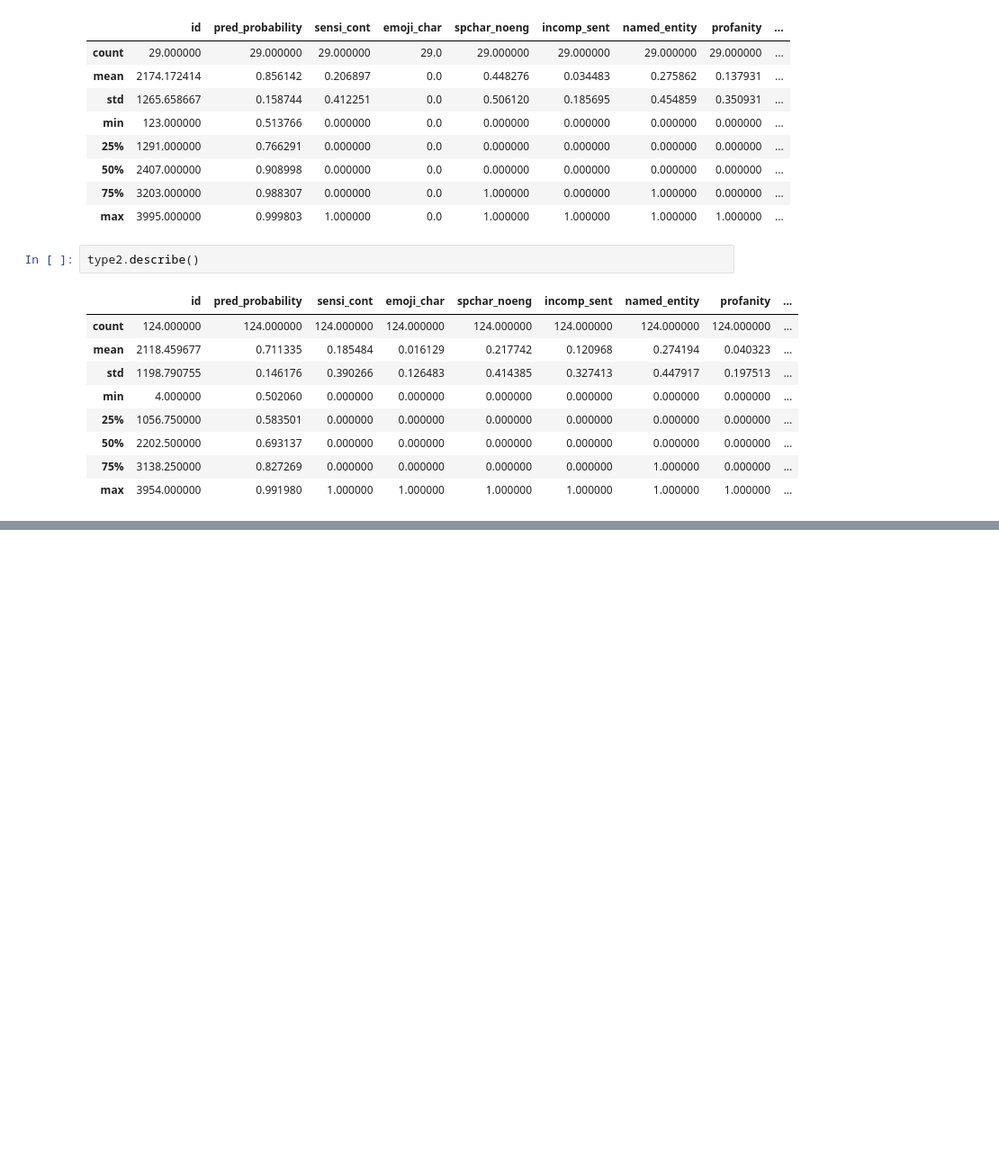
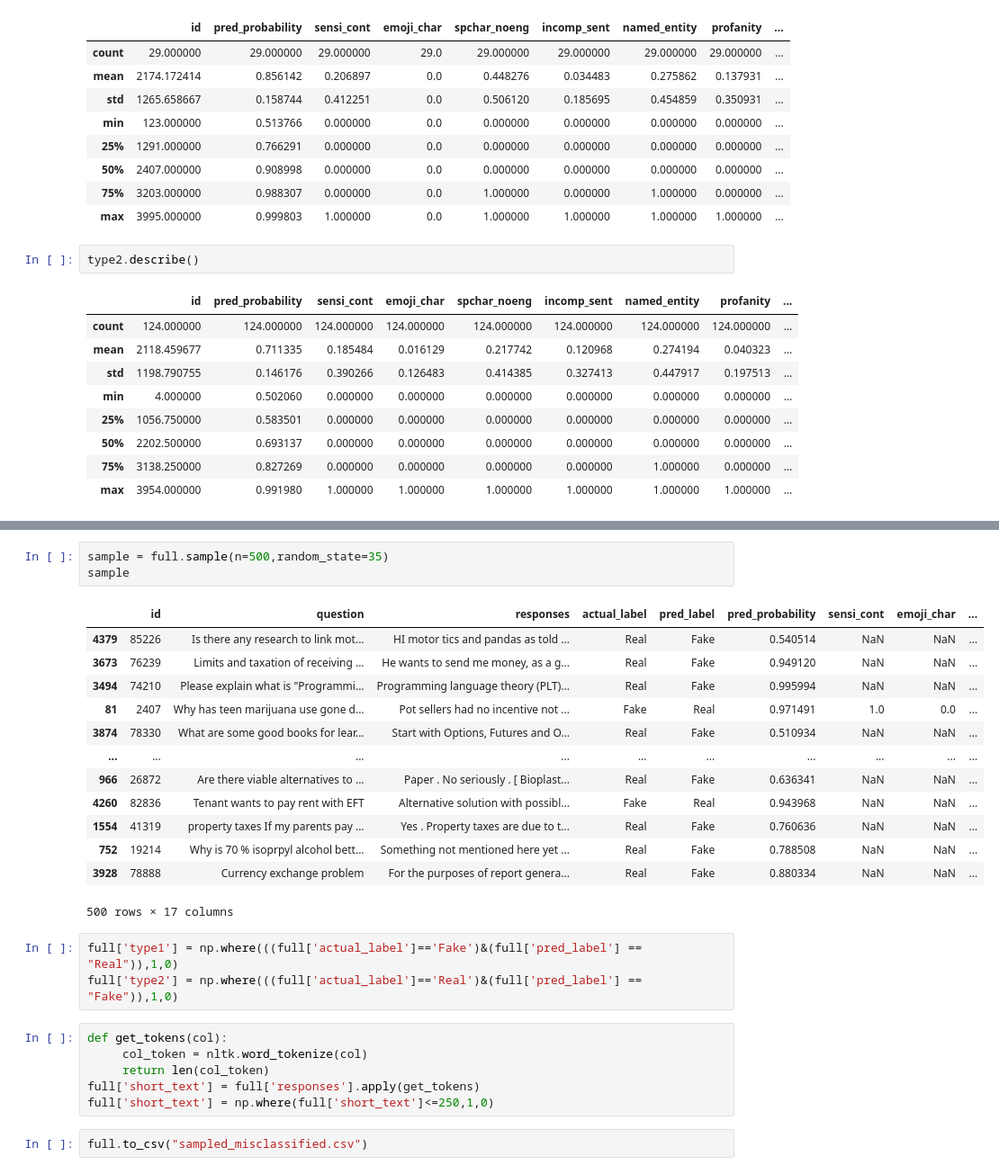
Before and after one commit to liuange/nlp23-detecting-ai, a Jupyter notebook: qual_analysis.ipynb, the cells around one changed output, grey strips where cells are left out. Shown at 90% size. Cells and saved outputs as stored; diff of their text form; blank space fills up the shorter version.

```diff
--- a/qual_analysis.ipynb
+++ b/qual_analysis.ipynb
@@ -502,0 +550,28 @@ type2.describe()
+# %%
+sample = full.sample(n=500,random_state=35)
+sample
+# %% [output]
+|  | id | question | responses | actual_label | pred_label | pred_probability | sensi_cont | emoji_char | ... |
+| 4379 | 85226 | Is there any research to link mot... | HI motor tics and pandas as told ... | Real | Fake | 0.540514 | NaN | NaN | ... |
+| 3673 | 76239 | Limits and taxation of receiving ... | He wants to send me money, as a g... | Real | Fake | 0.949120 | NaN | NaN | ... |
+| 3494 | 74210 | Please explain what is "Programmi... | Programming language theory (PLT)... | Real | Fake | 0.995994 | NaN | NaN | ... |
+| 81 | 2407 | Why has teen marijuana use gone d... | Pot sellers had no incentive not ... | Fake | Real | 0.971491 | 1.0 | 0.0 | ... |
+| 3874 | 78330 | What are some good books for lear... | Start with Options, Futures and O... | Real | Fake | 0.510934 | NaN | NaN | ... |
+| ... | ... | ... | ... | ... | ... | ... | ... | ... | ... |
+| 966 | 26872 | Are there viable alternatives to ... | Paper . No seriously . [ Bioplast... | Real | Fake | 0.636341 | NaN | NaN | ... |
+| 4260 | 82836 | Tenant wants to pay rent with EFT | Alternative solution with possibl... | Fake | Real | 0.943968 | NaN | NaN | ... |
+| 1554 | 41319 | property taxes If my parents pay ... | Yes . Property taxes are due to t... | Real | Fake | 0.760636 | NaN | NaN | ... |
+| 752 | 19214 | Why is 70 % isoprpyl alcohol bett... | Something not mentioned here yet ... | Real | Fake | 0.788508 | NaN | NaN | ... |
+| 3928 | 78888 | Currency exchange problem | For the purposes of report genera... | Real | Fake | 0.880334 | NaN | NaN | ... |
+500 rows × 17 columns
+# %%
+full['type1'] = np.where(((full['actual_label']=='Fake')&(full['pred_label'] == "Real")),1,0)
+full['type2'] = np.where(((full['actual_label']=='Real')&(full['pred_label'] == "Fake")),1,0)
+# %%
+def get_tokens(col):
+     col_token = nltk.word_tokenize(col)
+     return len(col_token)
+full['short_text'] = full['responses'].apply(get_tokens)
+full['short_text'] = np.where(full['short_text']<=250,1,0)
+# %%
+full.to_csv("sampled_misclassified.csv")
```
Also changed, not shown: parts of 5 cells of this notebook, 1 other file.
